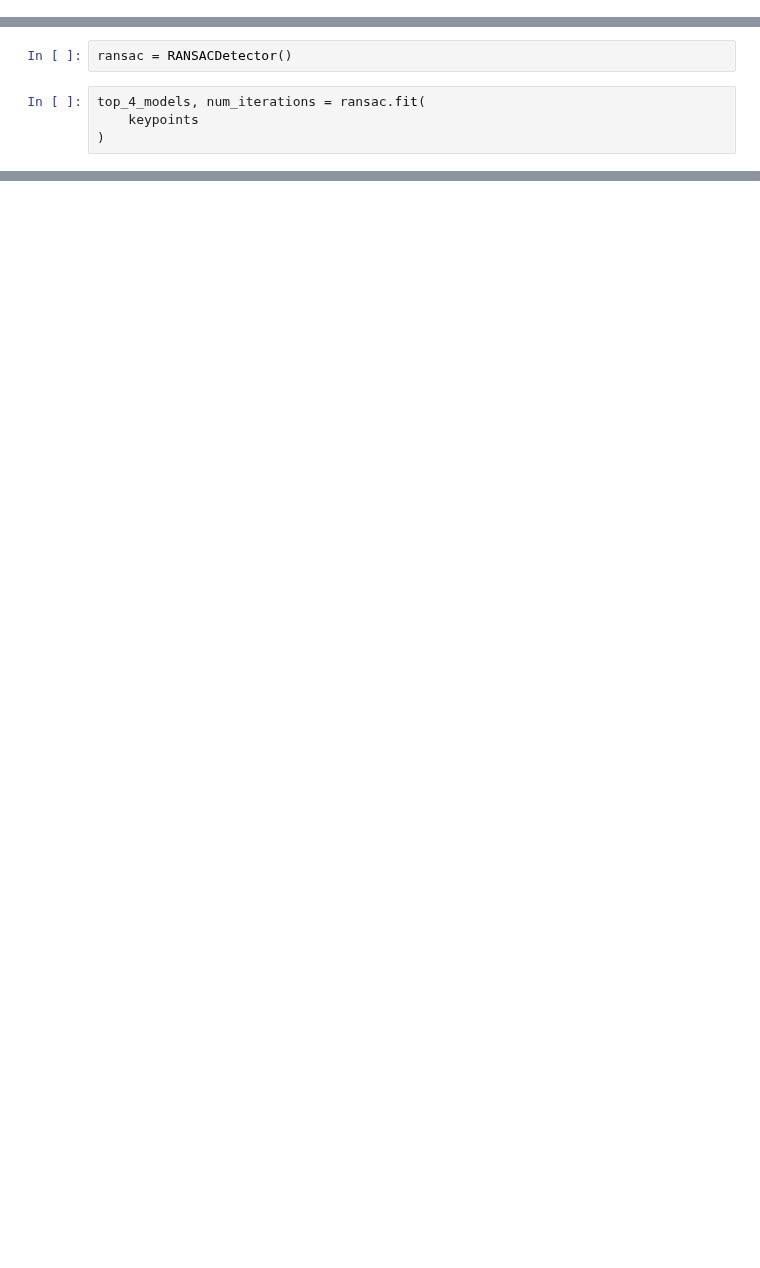
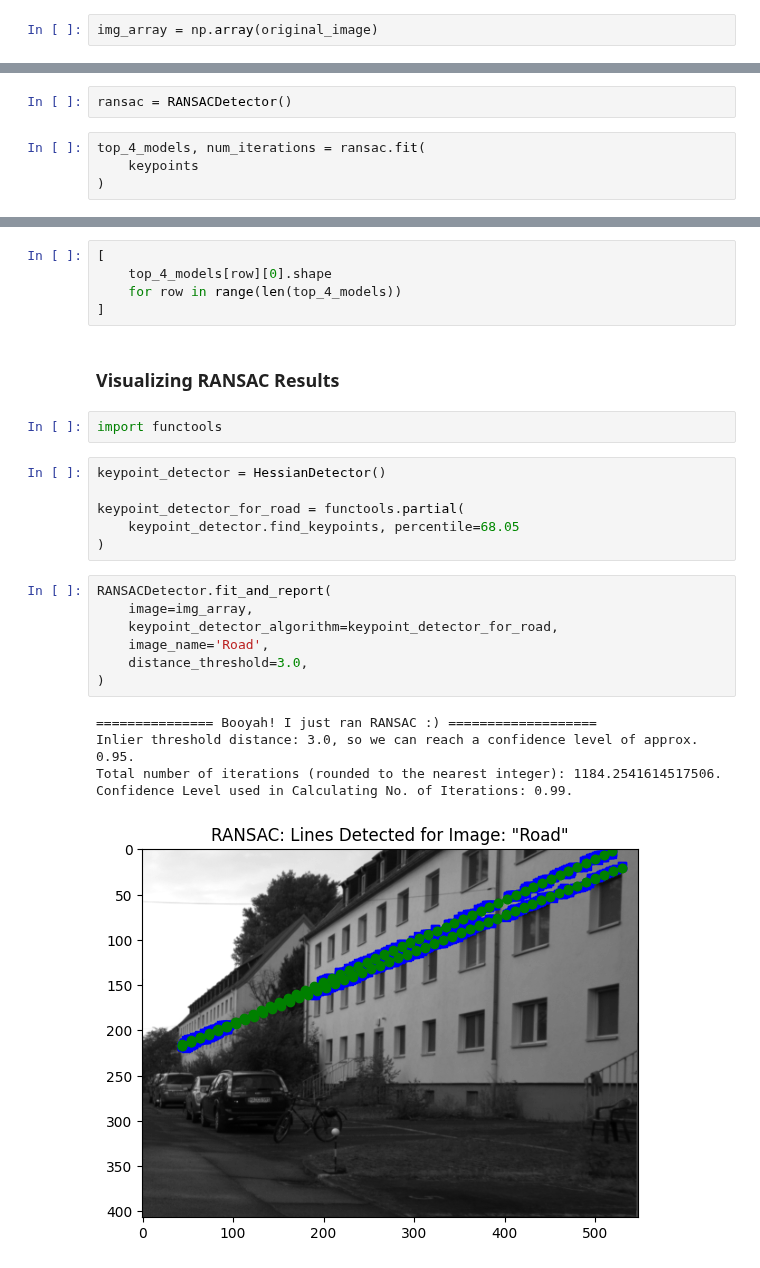
Before and after one commit to sraza-onshape/samaj-vision, a Jupyter notebook: Line-Detection/problems.ipynb, the cells around one changed output, grey strips where cells are left out. Saved outputs shown, nothing was run; the diff lists cells and outputs as text; blank space fills up the shorter version.

Commit message:
add code to plot RANSAC results

```diff
--- a/Line-Detection/problems.ipynb
+++ b/Line-Detection/problems.ipynb
@@ -36,0 +41,2 @@ HessianDetector.find_keypoints_and_visualize(
+# %%
+img_array = np.array(original_image)
@@ -62,0 +73,28 @@ top_4_models[3][0].shape
+# %%
+[
+    top_4_models[row][0].shape
+    for row in range(len(top_4_models))
+]
+# %% [markdown]
+### Visualizing RANSAC Results
+# %%
+import functools
+# %%
+keypoint_detector = HessianDetector()
+
+keypoint_detector_for_road = functools.partial(
+    keypoint_detector.find_keypoints, percentile=68.05
+)
+# %%
+RANSACDetector.fit_and_report(
+    image=img_array,
+    keypoint_detector_algorithm=keypoint_detector_for_road,
+    image_name='Road',
+    distance_threshold=3.0,
+)
+# %% [output]
+=============== Booyah! I just ran RANSAC :) ===================
+Inlier threshold distance: 3.0, so we can reach a confidence level of approx. 0.95.
+Total number of iterations (rounded to the nearest integer): 1184.2541614517506.
+Confidence Level used in Calculating No. of Iterations: 0.99.
+[figure, added]
```
Also changed, not shown: parts of 7 cells of this notebook, 1 other file.
